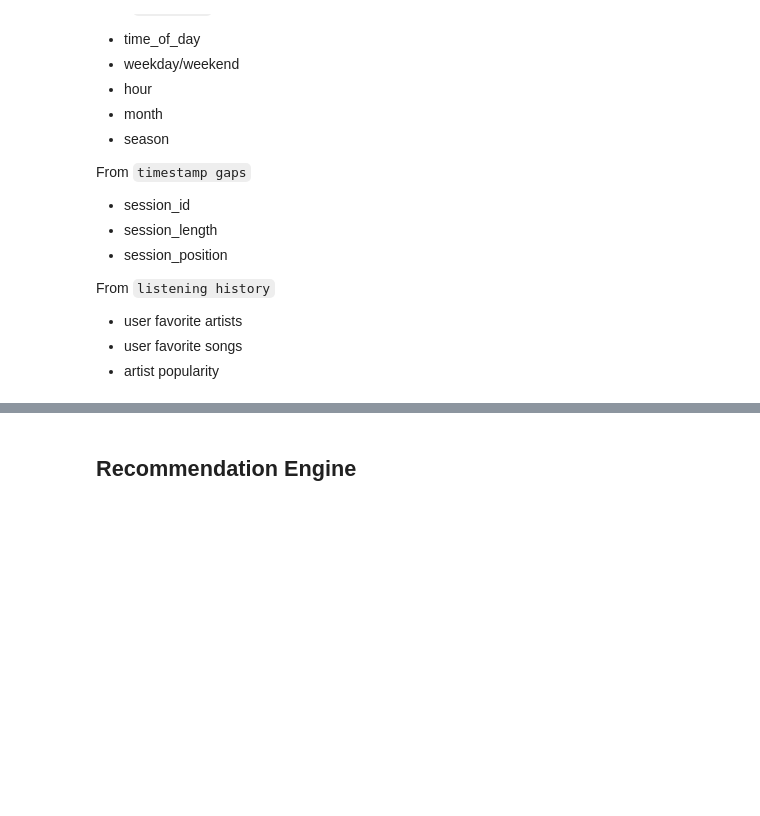
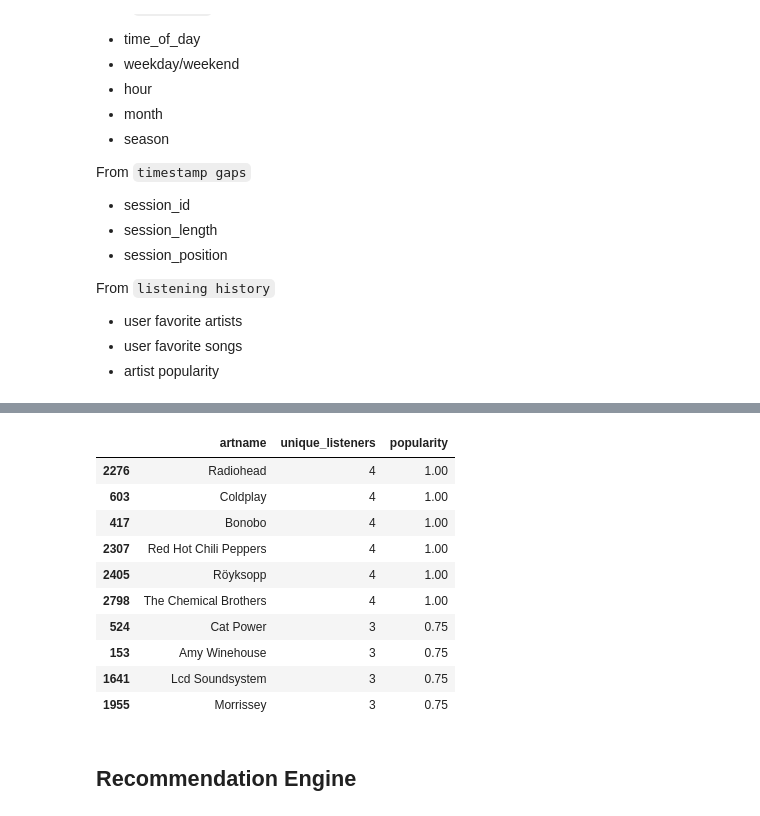
Before and after one commit to Montmont20z/music-recommender, a Jupyter notebook: notebook.ipynb, the cells around one changed output, grey strips where cells are left out. Cells and saved outputs as stored; diff of their text form; code cells hidden in the pictures; blank space fills up the shorter version.

```diff
--- a/notebook.ipynb
+++ b/notebook.ipynb
@@ -206,3 +248,26 @@ From `listening history`
+# %%
+artist_pop = (
+    df_lastfm.groupby("artname")["userid"]
+      .nunique()
+      .reset_index(name="unique_listeners")
+)
+
+# normalize to 0-1
+artist_pop["popularity"] = artist_pop["unique_listeners"] / artist_pop["unique_listeners"].max()
+
+artist_pop.sort_values("popularity", ascending=False).head(10)
+# %% [output]
+|  | artname | unique_listeners | popularity |
+| 2276 | Radiohead | 4 | 1.00 |
+| 603 | Coldplay | 4 | 1.00 |
+| 417 | Bonobo | 4 | 1.00 |
+| 2307 | Red Hot Chili Peppers | 4 | 1.00 |
+| 2405 | Röyksopp | 4 | 1.00 |
+| 2798 | The Chemical Brothers | 4 | 1.00 |
+| 524 | Cat Power | 3 | 0.75 |
+| 153 | Amy Winehouse | 3 | 0.75 |
+| 1641 | Lcd Soundsystem | 3 | 0.75 |
+| 1955 | Morrissey | 3 | 0.75 |
 # %% [markdown]
 ## Recommendation Engine
 # %% [markdown]
```
Also changed, not shown: parts of 9 cells of this notebook.
